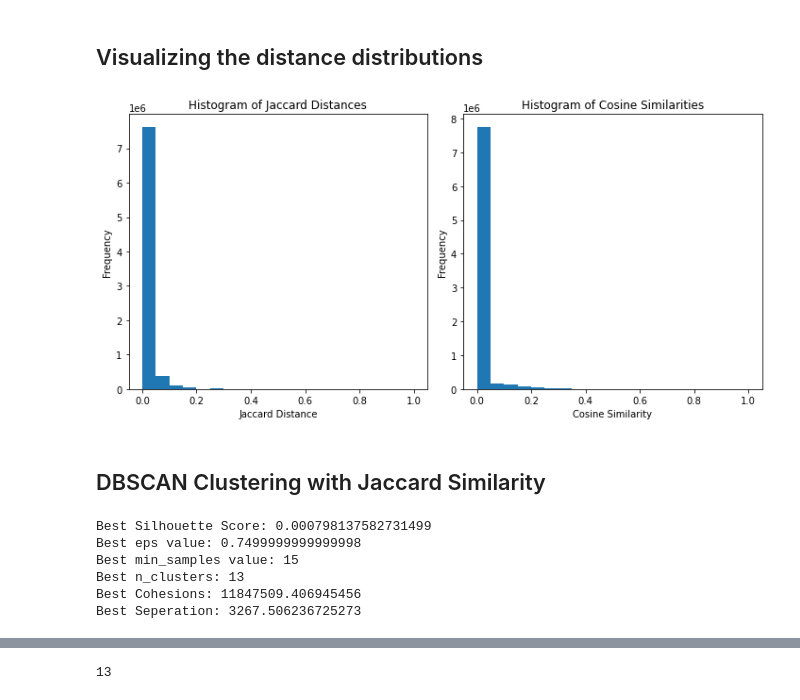
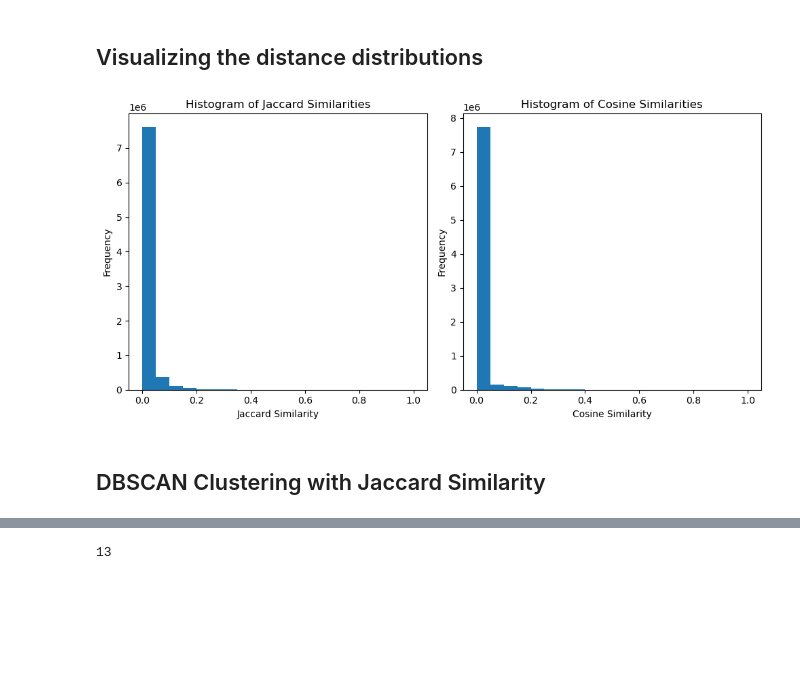
Before and after one commit to kyleronc/TweetClustering, a Jupyter notebook: Code/Code.ipynb, the cells around one changed output, grey strips where cells are left out. Drawn from its saved outputs; the diff is of its cells as text; code cells hidden in the pictures; blank space fills up the shorter version.

```diff
--- a/Code/Code.ipynb
+++ b/Code/Code.ipynb
@@ -178,70 +180,26 @@ jaccardSimilarityDf.to_csv(r'../outputdata/jaccard_similarities.csv', index=None
 # %%
 # Flatten the distance matrices and remove self-distances (i.e., distance of a tweet to itself)
 jaccard_similarities_flat = jaccard_similarities[np.triu_indices(num_tweets, k=1)]
 cosine_similarities_flat = cosine_similarity[np.triu_indices(num_tweets, k=1)]
 
 # Plot the histograms
 plt.figure(figsize=(10, 5))
 
 plt.subplot(1, 2, 1)
 plt.hist(jaccard_similarities_flat, bins=20)
-plt.xlabel('Jaccard Distance')
+plt.xlabel('Jaccard Similarity')
 plt.ylabel('Frequency')
-plt.title('Histogram of Jaccard Distances')
+plt.title('Histogram of Jaccard Similarities')
 
 plt.subplot(1, 2, 2)
 plt.hist(cosine_similarities_flat, bins=20)
 plt.xlabel('Cosine Similarity')
 plt.ylabel('Frequency')
 plt.title('Histogram of Cosine Similarities')
 
 plt.tight_layout()
 plt.show()
 # %% [output]
-[figure, old version]
+[figure, new version]
 # %% [markdown]
 ## DBSCAN Clustering with Jaccard Similarity
-# %%
-from sklearn.cluster import DBSCAN
-from sklearn.metrics import silhouette_score
-
-eps_values = np.arange(0.2, 1.0, 0.05)  # Adjust the start, end, and step values as needed
-min_samples_values = np.arange(5, 50, 2)  # Adjust the start, end, and step values as needed
-
-best_eps = None
-best_min_samples = None
-best_score = -1
-X = 1-jaccard_similarities
-
-for eps in eps_values:
-    for min_samples in min_samples_values:
-        dbscan = DBSCAN(eps=eps, min_samples=min_samples, metric='precomputed')
-        clusters = dbscan.fit_predict(1-jaccard_similarities)
-
-        # Calculate silhouette score only for valid clusterings
-        n_clusters = len(np.unique(clusters))
-        if n_clusters > 10 and n_clusters < len(clusters):
-            score = silhouette_score(X, clusters, metric='precomputed')
-            cohesion = compute_cohesion(clusters, X)
-            separation = compute_separation(clusters, X)
-            if score > best_score:
-                best_n_clusters = n_clusters
-                best_score = score
-                best_eps = eps
-                best_min_samples = min_samples
-                best_cohesion = cohesion
-                best_seperation = separation
-
-print(f"Best Silhouette Score: {best_score}")
-print(f"Best eps value: {best_eps}")
-print(f"Best min_samples value: {best_min_samples}")
-print(f"Best n_clusters: {best_n_clusters}")
-print(f"Best Cohesions: {best_cohesion}")
-print(f"Best Seperation: {best_seperation}")
-# %% [output]
-Best Silhouette Score: 0.000798137582731499
-Best eps value: 0.7499999999999998
-Best min_samples value: 15
-Best n_clusters: 13
-Best Cohesions: 11847509.406945456
-Best Seperation: 3267.506236725273
```
Also changed, not shown: parts of 64 cells of this notebook.
